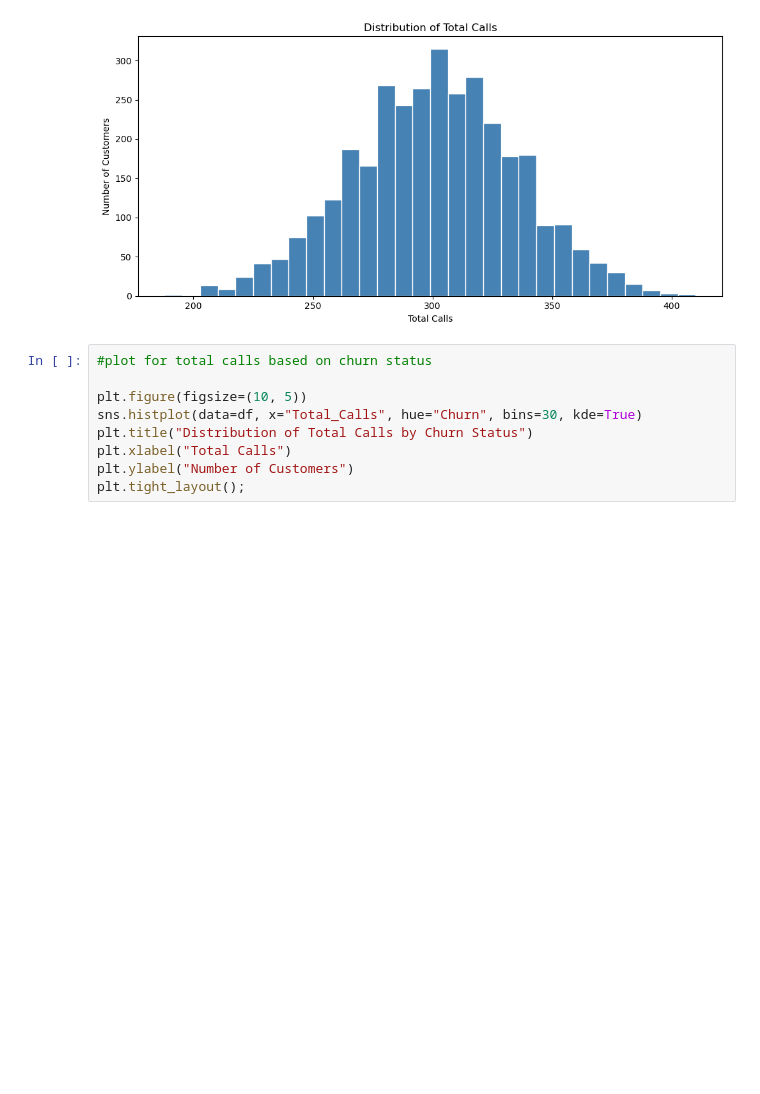
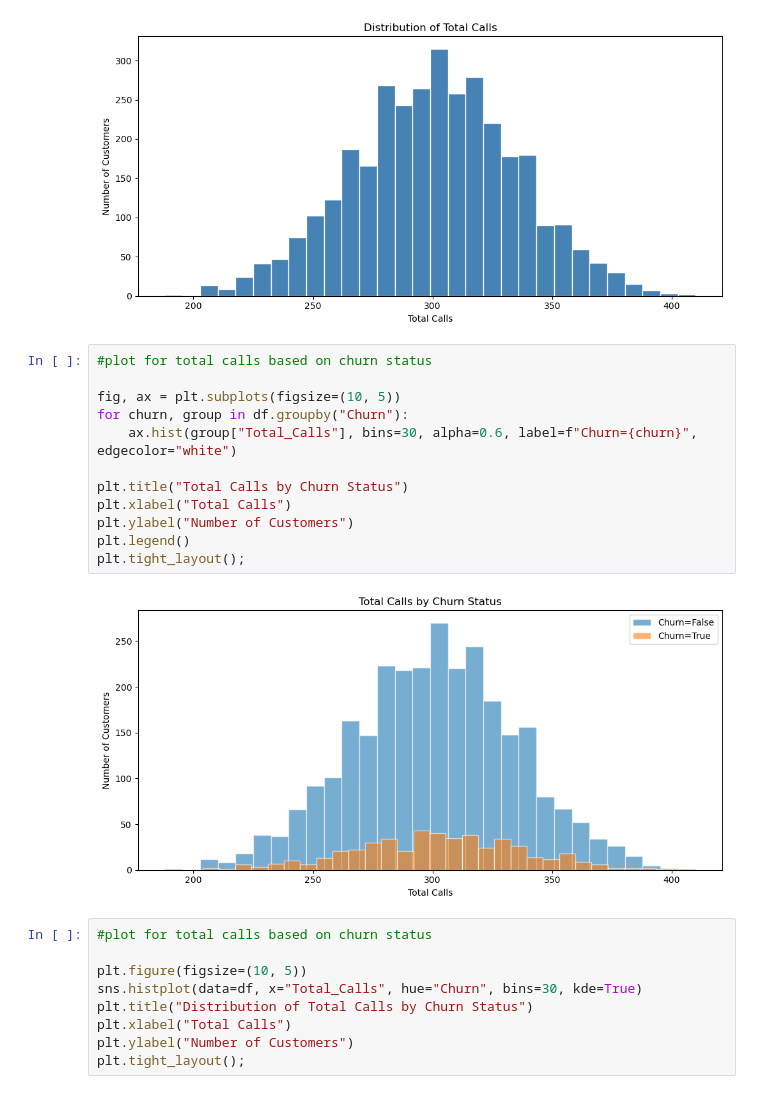
Before and after one commit to Felo-14/SyriaTel_Customer_Churn, a Jupyter notebook: Customer Churn Prediction.ipynb, the cells around one changed output. Cells and saved outputs as stored; diff of their text form; blank space fills up the shorter version.

```diff
--- a/Customer Churn Prediction.ipynb
+++ b/Customer Churn Prediction.ipynb
@@ -341,6 +341,20 @@ plt.ylabel("Number of Customers")
 plt.tight_layout();
 # %% [output]
 [figure]
+# %%
+#plot for total calls based on churn status
+
+fig, ax = plt.subplots(figsize=(10, 5))
+for churn, group in df.groupby("Churn"):
+    ax.hist(group["Total_Calls"], bins=30, alpha=0.6, label=f"Churn={churn}", edgecolor="white")
+
+plt.title("Total Calls by Churn Status")
+plt.xlabel("Total Calls")
+plt.ylabel("Number of Customers")
+plt.legend()
+plt.tight_layout();
+# %% [output]
+[figure, added]
 # %%
 #plot for total calls based on churn status
 
```
Also changed, not shown: parts of 2 cells of this notebook.
